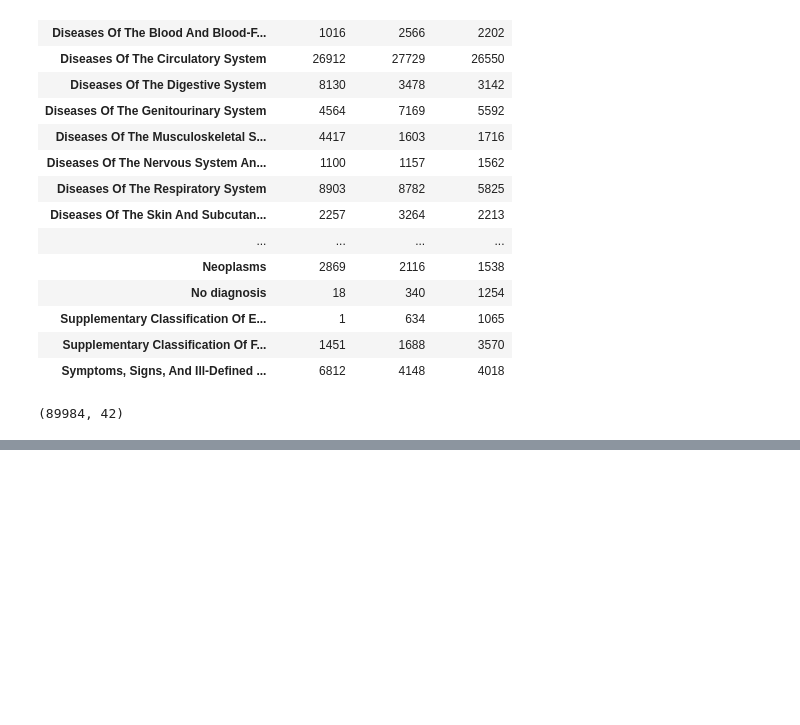
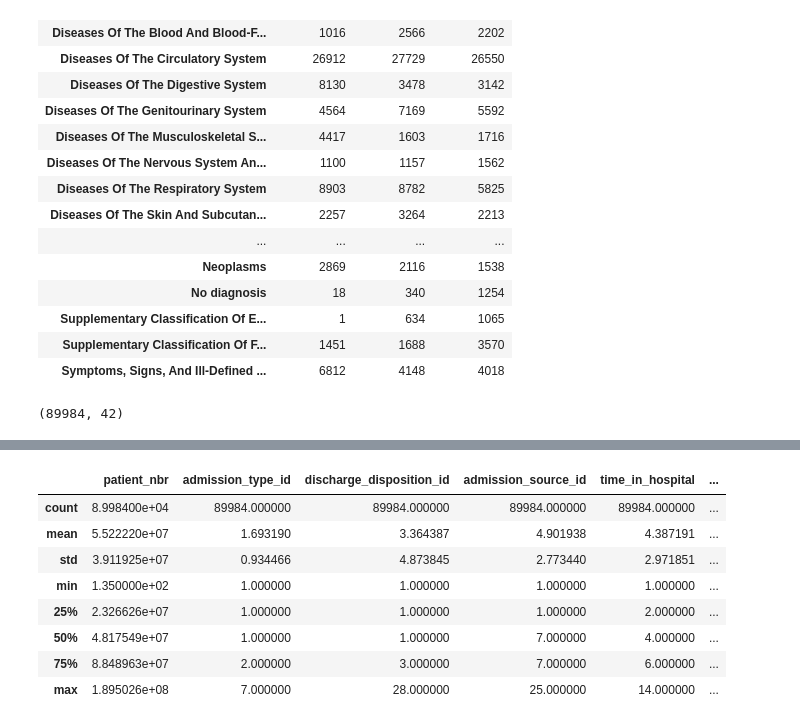
Before and after one commit to agaujean9/Hospital-Readmissions-Classifier, a Jupyter notebook: Readmissions.ipynb, the cells around one changed output, grey strips where cells are left out. Cells and saved outputs as stored; diff of their text form; code cells hidden in the pictures; blank space fills up the shorter version.

```diff
--- a/Readmissions.ipynb
+++ b/Readmissions.ipynb
@@ -234,0 +364,19 @@ plt.yticks(size = 12)
+# %%
+#create a list for our top 10 professions which will allow us to group all of our other values into "Other"
+medprofessions = ['Not specified', 'InternalMedicine', 'Emergency/Trauma', 'Family/GeneralPractice', 'Cardiology', 'Surgery-General', 'Orthopedics', 'Nephrology', 'Radiologist', 'Orthopedics-Reconstructive']
+
+
+#replace all values in medical_specialty column that are not considered the most common with the value 'Other'
+df.loc[~df.medical_specialty.isin(medprofessions), 'medical_specialty'] = 'Other'
+# %%
+df.describe()
+# %% [output]
+|  | patient_nbr | admission_type_id | discharge_disposition_id | admission_source_id | time_in_hospital | ... |
+| count | 8.998400e+04 | 89984.000000 | 89984.000000 | 89984.000000 | 89984.000000 | ... |
+| mean | 5.522220e+07 | 1.693190 | 3.364387 | 4.901938 | 4.387191 | ... |
+| std | 3.911925e+07 | 0.934466 | 4.873845 | 2.773440 | 2.971851 | ... |
+| min | 1.350000e+02 | 1.000000 | 1.000000 | 1.000000 | 1.000000 | ... |
+| 25% | 2.326626e+07 | 1.000000 | 1.000000 | 1.000000 | 2.000000 | ... |
+| 50% | 4.817549e+07 | 1.000000 | 1.000000 | 7.000000 | 4.000000 | ... |
+| 75% | 8.848963e+07 | 2.000000 | 3.000000 | 7.000000 | 6.000000 | ... |
+| max | 1.895026e+08 | 7.000000 | 28.000000 | 25.000000 | 14.000000 | ... |
```
Also changed, not shown: parts of 12 cells of this notebook, 8 other files.
